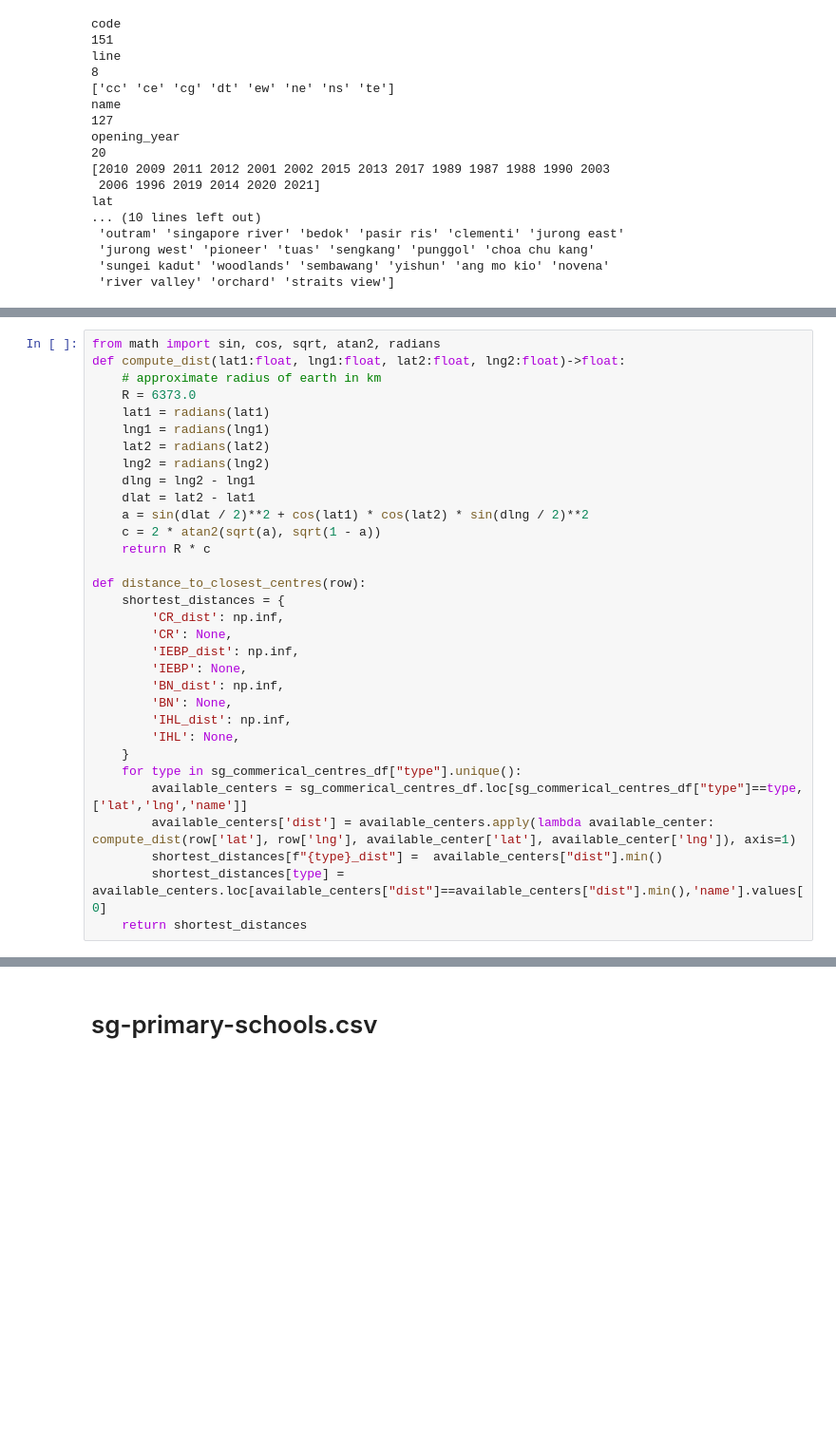
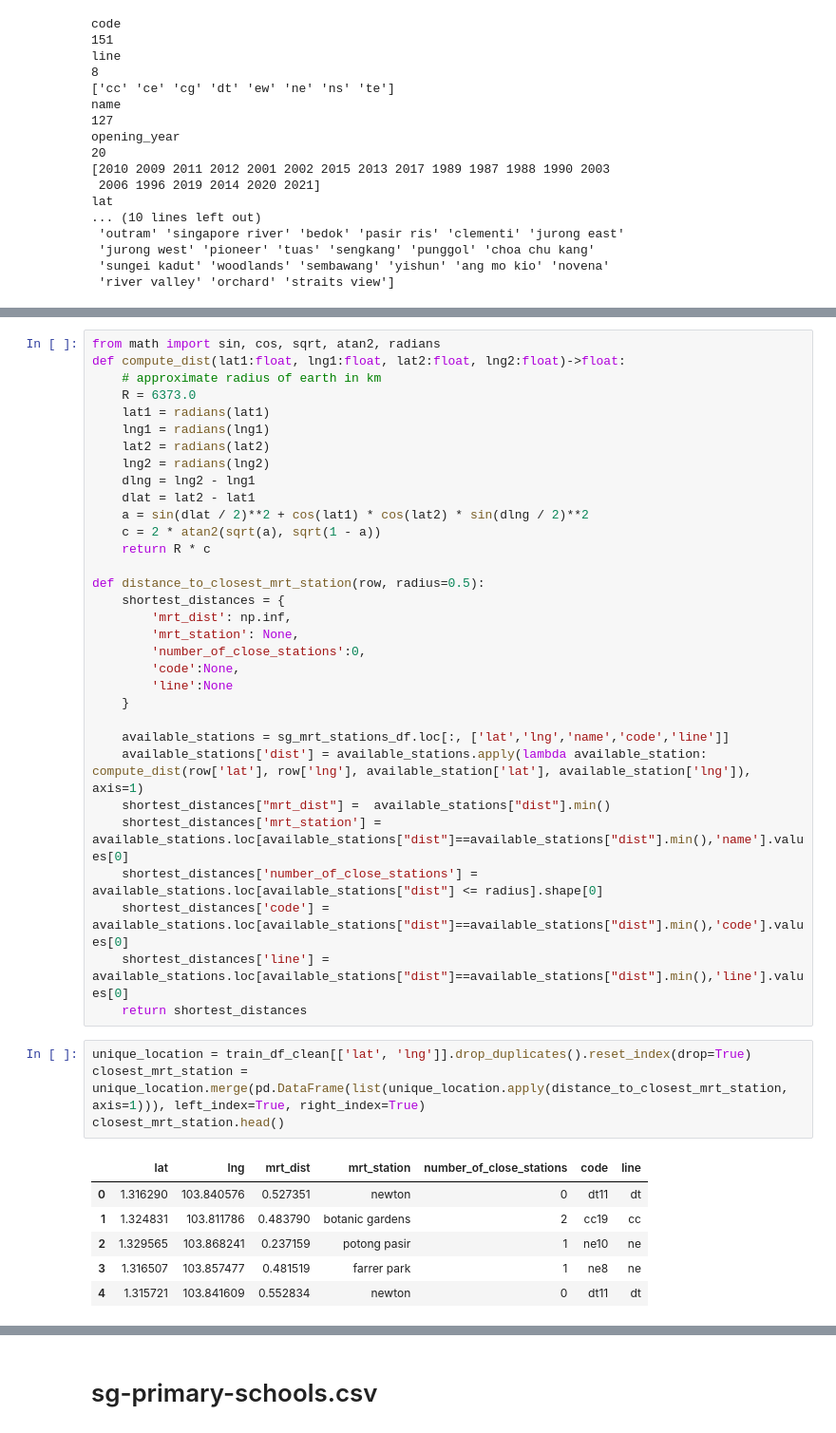
Before and after one commit to simasuiyuan/CS5228, a Jupyter notebook: working/auxiliary_data.ipynb, the cells around one changed output, grey strips where cells are left out. Shown at 95% size. Drawn from its saved outputs; the diff is of its cells as text; blank space fills up the shorter version.

Commit message:
aux data preprocessing

```diff
--- a/working/auxiliary_data.ipynb
+++ b/working/auxiliary_data.ipynb
@@ -310,20 +295,31 @@ def compute_dist(lat1:float, lng1:float, lat2:float, lng2:float)->float:
     c = 2 * atan2(sqrt(a), sqrt(1 - a))
     return R * c
 
-def distance_to_closest_centres(row):
+def distance_to_closest_mrt_station(row, radius=0.5):
     shortest_distances = {
-        'CR_dist': np.inf,
-        'CR': None,
-        'IEBP_dist': np.inf,
-        'IEBP': None,
-        'BN_dist': np.inf,
-        'BN': None,
-        'IHL_dist': np.inf,
-        'IHL': None,
+        'mrt_dist': np.inf,
+        'mrt_station': None,
+        'number_of_close_stations':0,
+        'code':None,
+        'line':None
     }
-    for type in sg_commerical_centres_df["type"].unique():
-        available_centers = sg_commerical_centres_df.loc[sg_commerical_centres_df["type"]==type, ['lat','lng','name']]
-        available_centers['dist'] = available_centers.apply(lambda available_center: compute_dist(row['lat'], row['lng'], available_center['lat'], available_center['lng']), axis=1)
-        shortest_distances[f"{type}_dist"] =  available_centers["dist"].min()
-        shortest_distances[type] =  available_centers.loc[available_centers["dist"]==available_centers["dist"].min(),'name'].values[0]
+
+    available_stations = sg_mrt_stations_df.loc[:, ['lat','lng','name','code','line']]
+    available_stations['dist'] = available_stations.apply(lambda available_station: compute_dist(row['lat'], row['lng'], available_station['lat'], available_station['lng']), axis=1)
+    shortest_distances["mrt_dist"] =  available_stations["dist"].min()
+    shortest_distances['mrt_station'] = available_stations.loc[available_stations["dist"]==available_stations["dist"].min(),'name'].values[0]
+    shortest_distances['number_of_close_stations'] = available_stations.loc[available_stations["dist"] <= radius].shape[0]
+    shortest_distances['code'] = available_stations.loc[available_stations["dist"]==available_stations["dist"].min(),'code'].values[0]
+    shortest_distances['line'] =  available_stations.loc[available_stations["dist"]==available_stations["dist"].min(),'line'].values[0]
     return shortest_distances
+# %%
+unique_location = train_df_clean[['lat', 'lng']].drop_duplicates().reset_index(drop=True)
+closest_mrt_station = unique_location.merge(pd.DataFrame(list(unique_location.apply(distance_to_closest_mrt_station, axis=1))), left_index=True, right_index=True)
+closest_mrt_station.head()
+# %% [output]
+|  | lat | lng | mrt_dist | mrt_station | number_of_close_stations | code | line |
+| 0 | 1.316290 | 103.840576 | 0.527351 | newton | 0 | dt11 | dt |
+| 1 | 1.324831 | 103.811786 | 0.483790 | botanic gardens | 2 | cc19 | cc |
+| 2 | 1.329565 | 103.868241 | 0.237159 | potong pasir | 1 | ne10 | ne |
+| 3 | 1.316507 | 103.857477 | 0.481519 | farrer park | 1 | ne8 | ne |
+| 4 | 1.315721 | 103.841609 | 0.552834 | newton | 0 | dt11 | dt |
```
Also changed, not shown: parts of 16 cells of this notebook, 2 other files.
